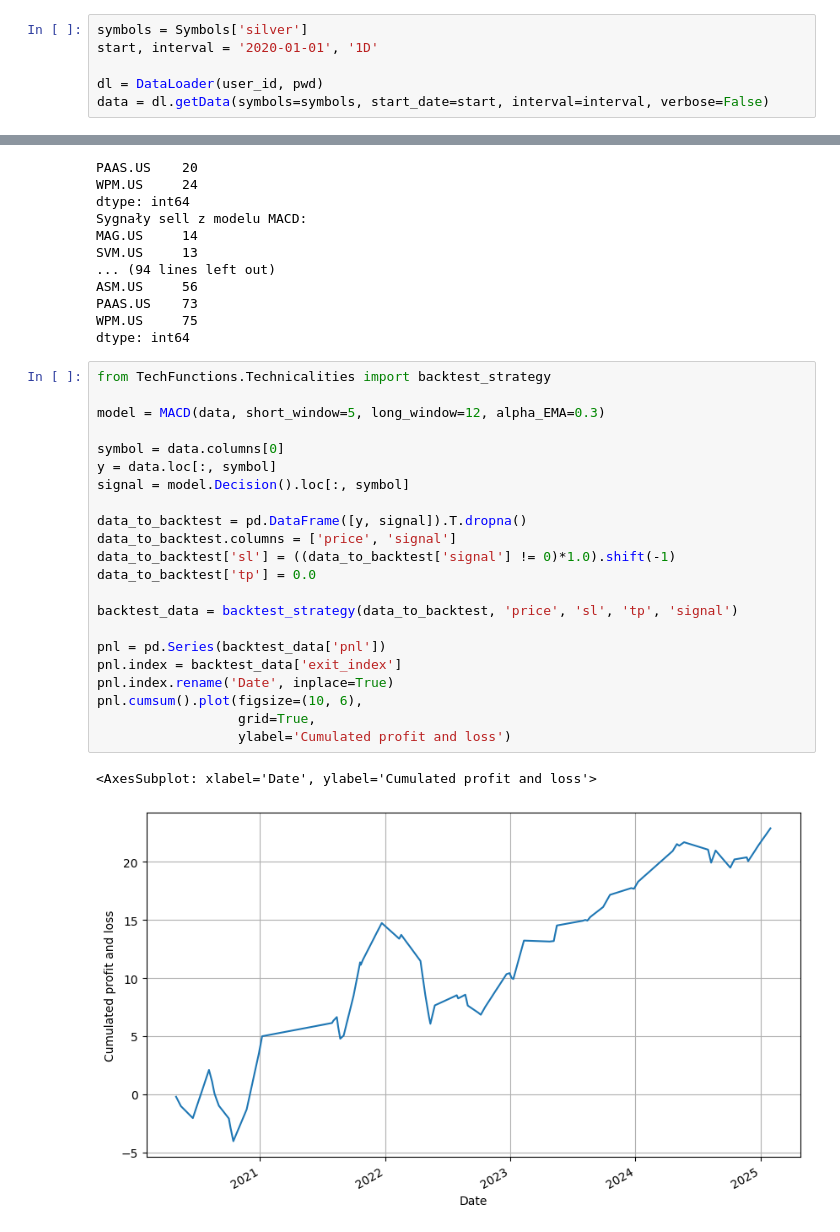
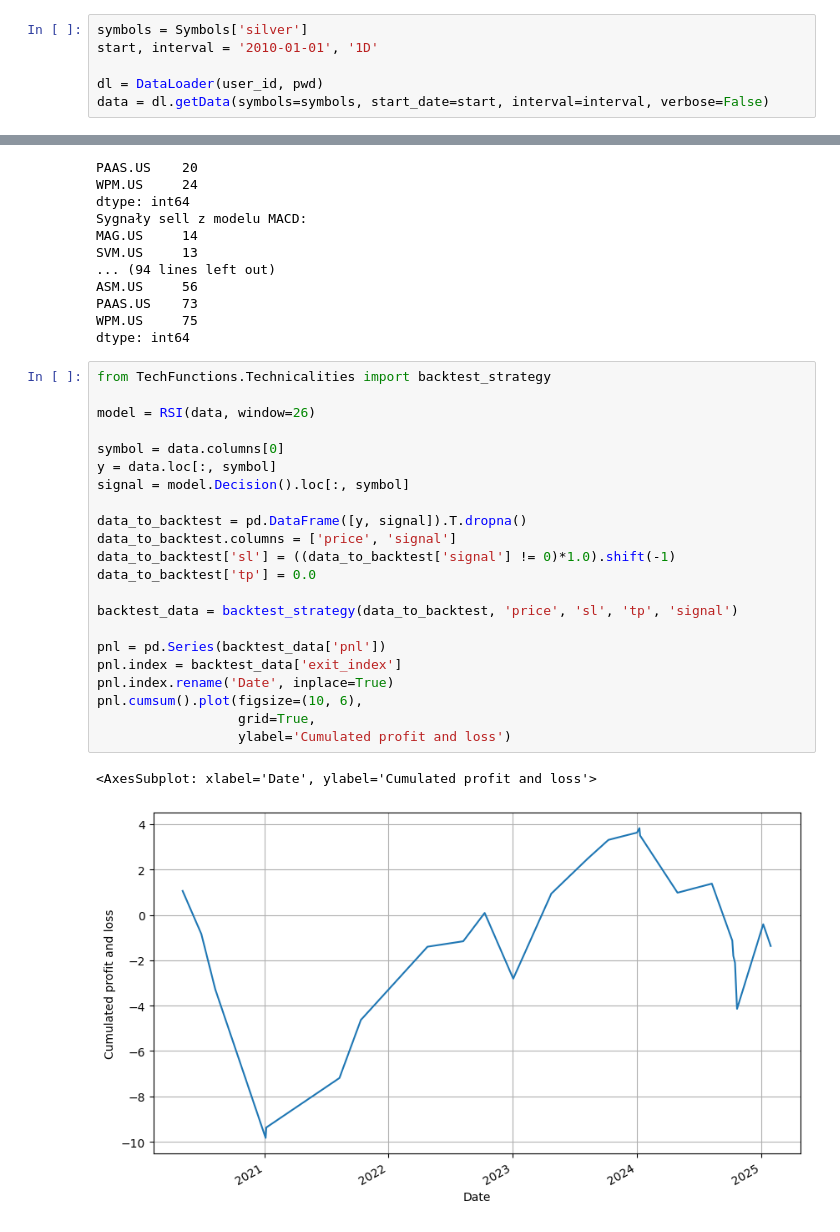
Before and after one commit to jakubweglowski/trading-bot, a Jupyter notebook: notebook1.ipynb, the cells around one changed output, grey strips where cells are left out. Cells and saved outputs as stored; diff of their text form.

Commit message:
Added signals from models and some other minor changes

```diff
--- a/notebook1.ipynb
+++ b/notebook1.ipynb
@@ -51,7 +51,7 @@ from TechFunctions.Technicalities import position_encoding
 Symbols = parse_symbols()
 # %%
 symbols = Symbols['silver']
-start, interval = '2020-01-01', '1D'
+start, interval = '2010-01-01', '1D'
 
 dl = DataLoader(user_id, pwd)
 data = dl.getData(symbols=symbols, start_date=start, interval=interval, verbose=False)
@@ -101,25 +115,25 @@ dtype: int64
 # %%
 from TechFunctions.Technicalities import backtest_strategy
 
-model = MACD(data, short_window=5, long_window=12, alpha_EMA=0.3)
+model = RSI(data, window=26)
 
 symbol = data.columns[0]
 y = data.loc[:, symbol]
 signal = model.Decision().loc[:, symbol]
 
 data_to_backtest = pd.DataFrame([y, signal]).T.dropna()
 data_to_backtest.columns = ['price', 'signal']
 data_to_backtest['sl'] = ((data_to_backtest['signal'] != 0)*1.0).shift(-1)
 data_to_backtest['tp'] = 0.0
 
 backtest_data = backtest_strategy(data_to_backtest, 'price', 'sl', 'tp', 'signal')
 
 pnl = pd.Series(backtest_data['pnl'])
 pnl.index = backtest_data['exit_index']
 pnl.index.rename('Date', inplace=True)
 pnl.cumsum().plot(figsize=(10, 6),
                   grid=True,
                   ylabel='Cumulated profit and loss')
 # %% [output]
 <AxesSubplot: xlabel='Date', ylabel='Cumulated profit and loss'>
-[figure, old version]
+[figure, new version]
```
Also changed, not shown: parts of 1 cell of this notebook, 9 other files.
